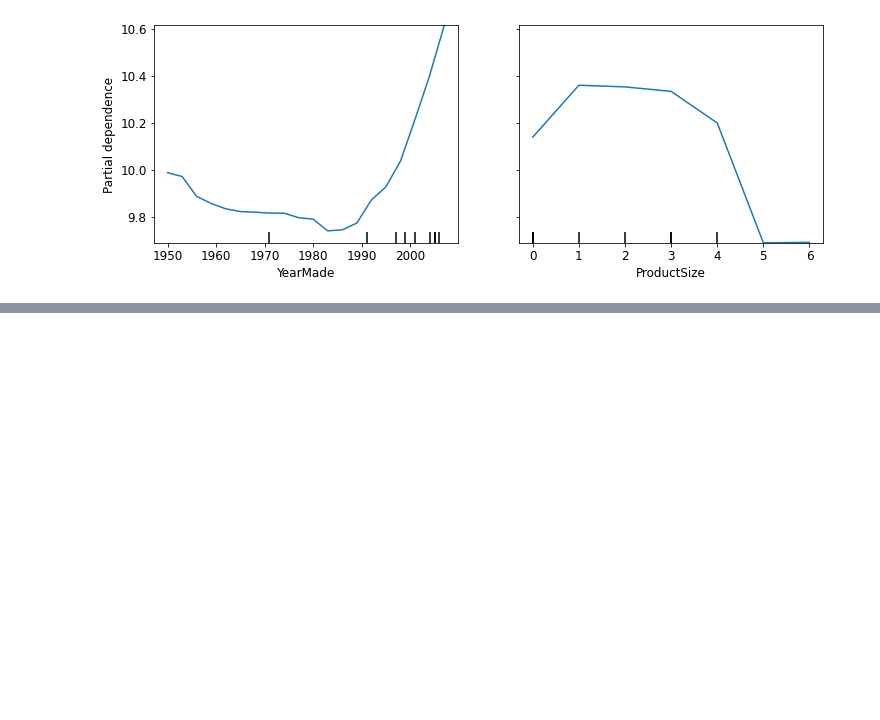
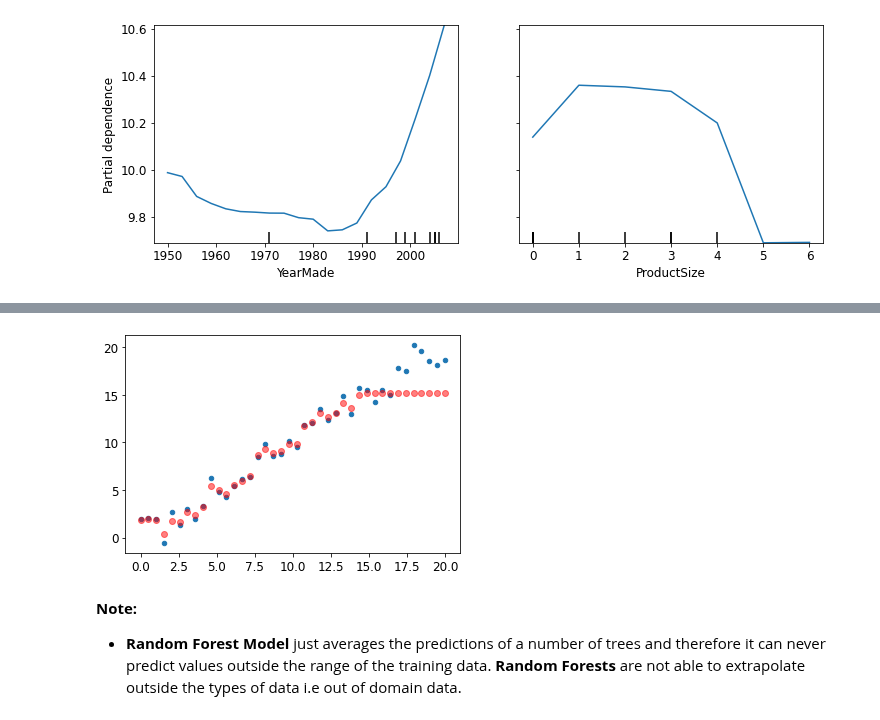
Before and after one commit to ThinamXx/Fastai, a Jupyter notebook: 8. Tabular Modeling/TabularModel.ipynb, the cells around one changed output, grey strips where cells are left out. Cells and saved outputs as stored; diff of their text form; code cells hidden in the pictures; blank space fills up the shorter version.

```diff
--- a/8. Tabular Modeling/TabularModel.ipynb
+++ b/8. Tabular Modeling/TabularModel.ipynb
@@ -411,0 +455,13 @@ plot_partial_dependence(m, valid_xs_final, ["YearMade", "ProductSize"],
+# %%
+#@ CREATING RANDOM FOREST MODEL:
+m_lin = RandomForestRegressor()                                # Initializing RF.
+m_lin.fit(xs_lin[:30], y_lin[:30])                             # Training the Model.
+
+#@ TESTING THE MODEL:
+plt.scatter(x_lin, y_lin, 20)                                  # Initializing Scatter Plots.
+plt.scatter(x_lin,m_lin.predict(xs_lin),color="red",alpha=0.5);# Initializing Scatter Plots.
+# %% [output]
+[figure, added]
+# %% [markdown]
+**Note:**
+- **Random Forest Model** just averages the predictions of a number of trees and therefore it can never predict values outside the range of the training data. **Random Forests** are not able to extrapolate outside the types of data i.e out of domain data.
```
Also changed, not shown: parts of 8 cells of this notebook.
